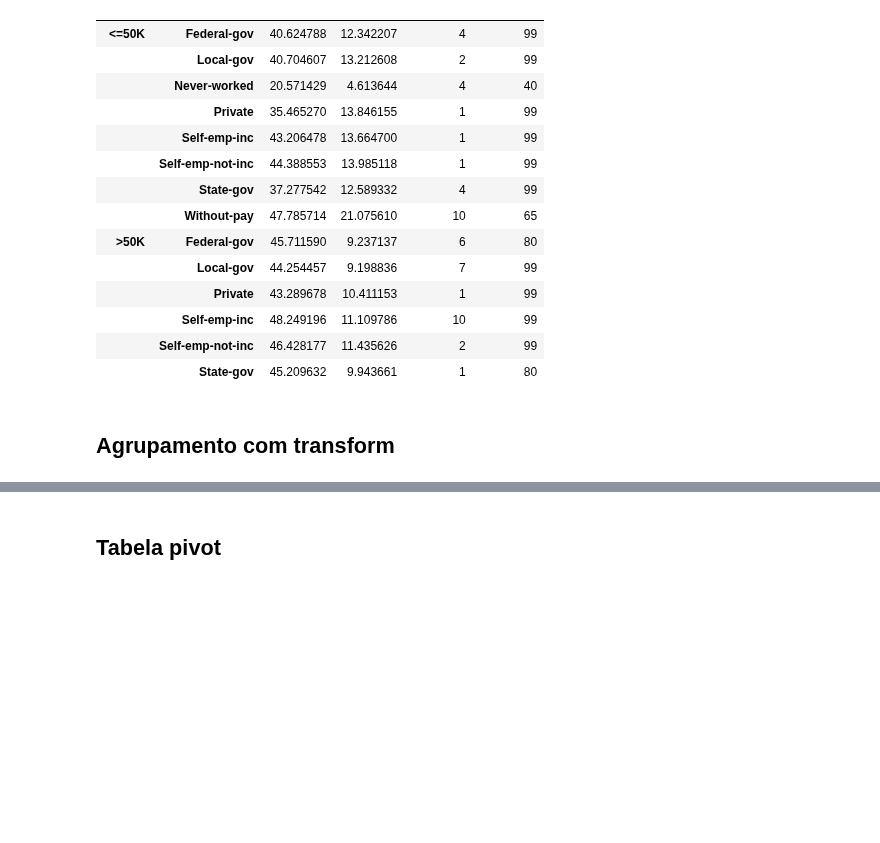
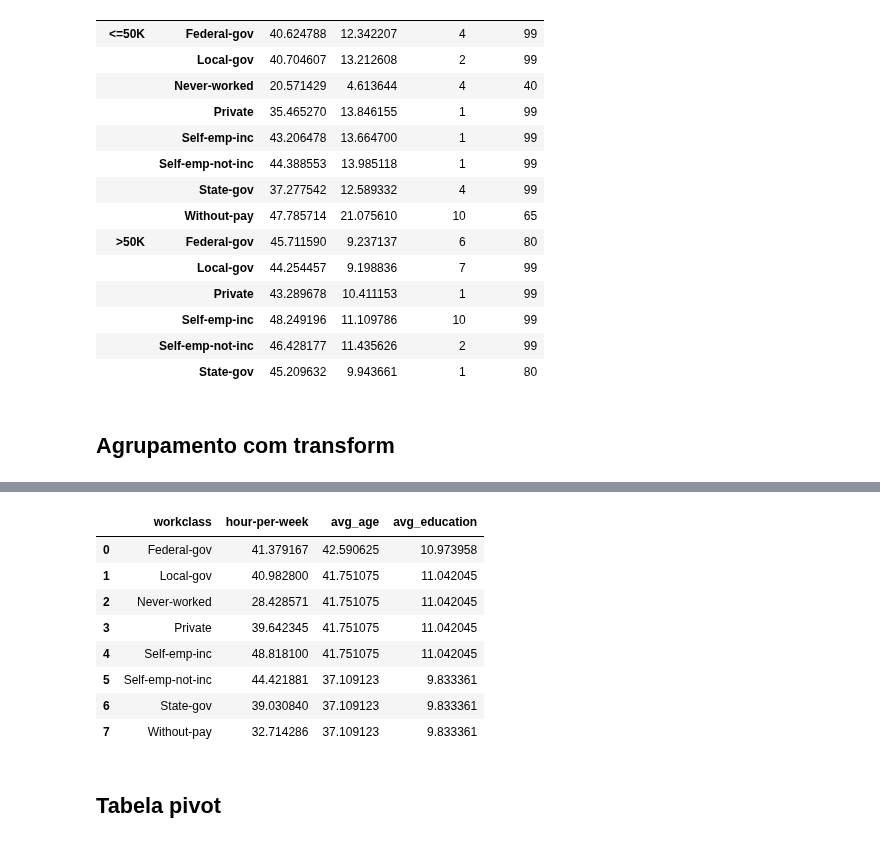
Before and after one commit to Joao-Inacio/Pandas-Descomplicado-Um-Guia-Pratico-para-Iniciantes, a Jupyter notebook: 0.2_Dataframe/dataframe.ipynb, the cells around one changed output, grey strips where cells are left out. Cells and saved outputs as stored; diff of their text form; code cells hidden in the pictures; blank space fills up the shorter version.

Commit message:
Agrupamento com transform

```diff
--- a/0.2_Dataframe/dataframe.ipynb
+++ b/0.2_Dataframe/dataframe.ipynb
@@ -1367,3 +1367,8 @@ df.groupby([
 |  | State-gov | 45.209632 | 9.943661 | 1 | 80 |
 # %% [markdown]
 ## Agrupamento com transform
+# %%
+group = df.groupby([
+    "workclass"
+], as_index=False)["hour-per-week"].mean().sort_index()
+group
@@ -1370,2 +1385,17 @@ df.groupby([
+# %%
+group.assign(
+    avg_age=df.groupby(["workclass"])["age"].transform("mean"),
+    avg_education=df.groupby(["workclass"])["education-num"].transform("mean")
+)
+# %% [output]
+|  | workclass | hour-per-week | avg_age | avg_education |
+| 0 | Federal-gov | 41.379167 | 42.590625 | 10.973958 |
+| 1 | Local-gov | 40.982800 | 41.751075 | 11.042045 |
+| 2 | Never-worked | 28.428571 | 41.751075 | 11.042045 |
+| 3 | Private | 39.642345 | 41.751075 | 11.042045 |
+| 4 | Self-emp-inc | 48.818100 | 41.751075 | 11.042045 |
+| 5 | Self-emp-not-inc | 44.421881 | 37.109123 | 9.833361 |
+| 6 | State-gov | 39.030840 | 37.109123 | 9.833361 |
+| 7 | Without-pay | 32.714286 | 37.109123 | 9.833361 |
 # %% [markdown]
 ## Tabela pivot
```
Also changed, not shown: parts of 1 cell of this notebook.
